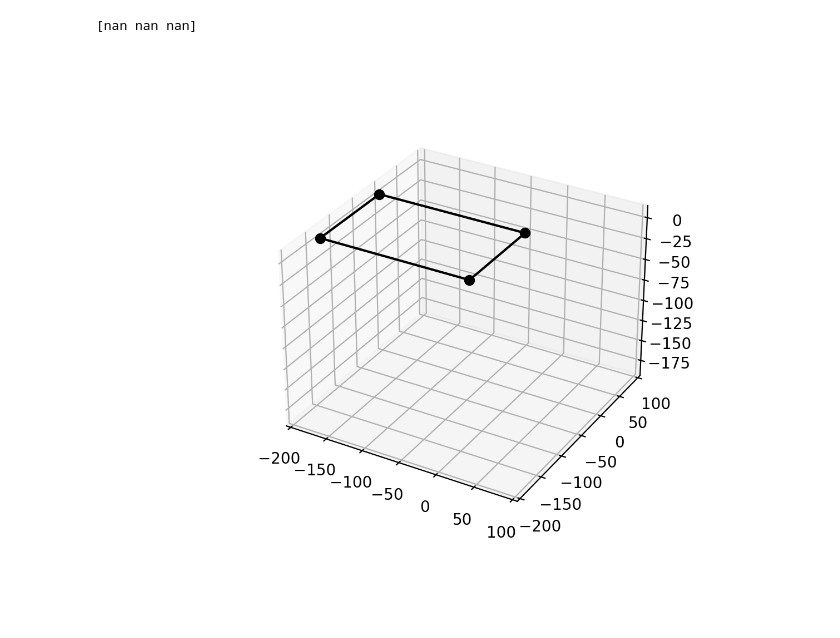
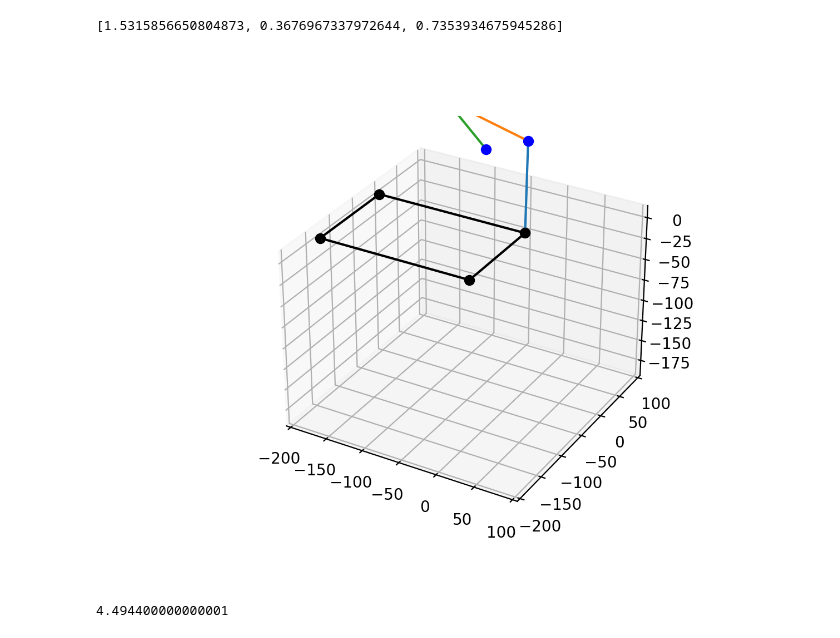
Before and after one commit to NDHANA94/hyperdog_ros2_v2, a Jupyter notebook: test.ipynb, the cells around one changed output. Saved outputs shown, nothing was run; the diff lists cells and outputs as text; code cells hidden in the pictures.

```diff
--- a/test.ipynb
+++ b/test.ipynb
@@ -54,39 +54,92 @@ def plotLeg(angs:np.ndarray):
     ax.plot(-body_len_x,-body_len_y,0, 'ko')
     ax.plot3D([-body_len_x, -body_len_x], [0, -body_len_y], [0, 0], '-k')
     # ---
     ax.set_xlim(-200, 100)
     ax.set_ylim(-200, 100)
     ax.set_zlim(-190, 10)
 
 def ik_1(p:Point):
     c = np.sqrt(p.x**2 + p.y**2 - L1**2)
     D = (p.x**2 + p.y**2 + p.z**2 - L1**2 - L2**2 - L3**2)/(2*L2*L3)
 
     th1 = -np.arctan2(-p.y, p.x) - np.arctan2(c, -L1)
     th3_1 = np.arctan2(-np.sqrt(1 - D**2), D)
     th3_2 = np.arctan2(np.sqrt(1 - D**2), D)
 
     th3 = th3_1
     th2 = np.arctan2(p.z, c) - np.arctan2(L3*np.sin(th3), L2 + L3*np.cos(th3))
     return np.array([th1, th2, th3])
 
 
 
+def ik_2(p:Point):
+    print(p.x, p.y, p.z)
+    r_yz = np.sqrt(p.y**2 + p.z**2)
+    sin_th1_plus_alpha = L1/r_yz
+    cos_th1_plus_alpha = np.sqrt(1 - sin_th1_plus_alpha**2)
+    th1 = np.arctan2(sin_th1_plus_alpha, cos_th1_plus_alpha) - np.arctan2(-p.z, p.y)
+    # ---
+    cos_th3 = (p.x**2 + p.y**2 + p.z**2 - L1**2 - L2**2 - L3**3)/(2*L2*L3)
+    print(cos_th3)
+    sin_th3 = np.sqrt(1 - cos_th3**2)
+    th3_1 = np.arctan2(sin_th3, cos_th3)
+    th3_2 = np.arctan2(-sin_th3, cos_th3)
+    th3 = th3_1 # select here th3 configuration
+    # ---
+    cos_th2 = -x/(L2+L3*np.cos(th3))
+    sin_th2 = np.sqrt(1-cos_th2**2)
+    th2 = np.arctan2(sin_th2, cos_th2)
 
-x = 20
-y = 10
-z = 100
+    return [th1, th2, th3]
+
+def ik_3(p:Point):
+    r_yz = np.sqrt(p.y**2 + p.z**2)
+    cos_alpha = p.y / r_yz
+    sin_alpha = np.sqrt(1 - cos_alpha**2)
+    alpha = np.arctan2(sin_alpha, cos_alpha)
+    cos_alpha_minus_th1 = L1/r_yz
+    sin_alpha_minus_th1 = np.sqrt(1 - cos_alpha_minus_th1**2)
+    th1 = np.arctan2(sin_alpha_minus_th1, cos_alpha_minus_th1) - np.arctan2(p.z, p.y)
+    # ---
+    a = 2*L2*r_yz*np.sin(th1+ alpha)
+    b = 2*L2*p.x
+    c = p.x**2 + L2**2 - L3**2 + (a/(2*L2))**2
+    d = np.sqrt(a**2 + b**2)
+    cos_beta = a/d
+    sin_beta = np.sqrt(1-cos_beta**2)
+    beta = np.arctan2(sin_beta, cos_beta)
+    th2 = beta + np.arctan2(c/d, np.sqrt(1-(c/d)**2))
+    # ---
+    cos_th3 = p.x + L2*np.cos(th2)/L3
+    sin_th3 = np.sqrt(1-cos_th3**2)
+    th3 = np.arctan2(sin_th3, cos_th3)
+
+
+    return [th1, th2, th2+th3]
+
+
+
+
+
+
+x = 0
+y = 104
+z = -100
 
 p = Point()
-p.x = y
-p.y = z
-p.z = x
+p.x = x
+p.y = y
+p.z = z
 
-angs = ik_1(p)
+angs = ik_3(p)
 print(angs)
 
 # angs = np.array([th0, th1, th1-th2])*np.pi/180
 plotLeg(angs)
 # %% [output]
-[nan nan nan]
+[1.5315856650804873, 0.3676967337972644, 0.7353934675945286]
-[figure, old version]
+[figure, new version]
+# %%
+2.12**2
+# %% [output]
+4.494400000000001
```
